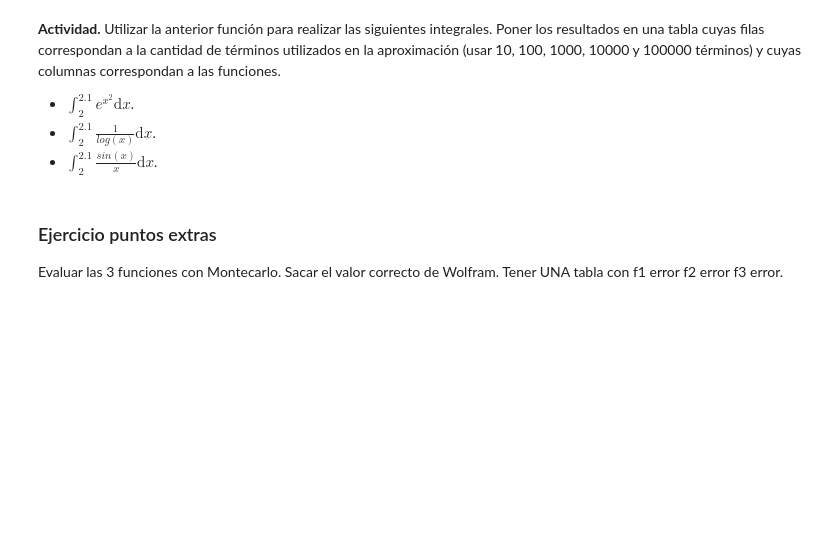
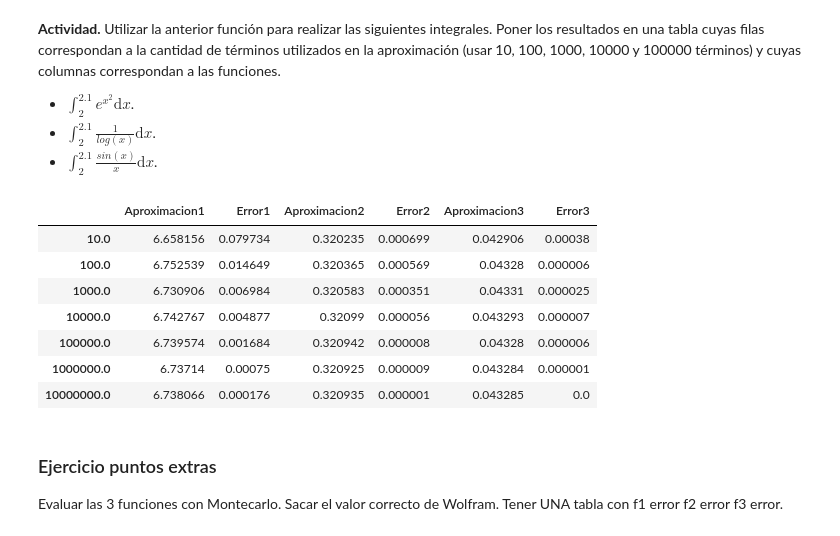
Before and after one commit to ErikVegaC/hello-world, a Jupyter notebook: 03 IntegracionMontecarlo .ipynb, the cells around one changed output. Drawn from its saved outputs; the diff is of its cells as text; code cells hidden in the pictures; blank space fills up the shorter version.

```diff
--- a/03 IntegracionMontecarlo .ipynb
+++ b/03 IntegracionMontecarlo .ipynb
@@ -157,6 +224,54 @@ y que devuelva la aproximación montecarlo tipo 1 de la integral $\int_{a}^{b}f(
 - $\int_{2}^{2.1} e^{x^2}\text{d}x$.
 - $\int_{2}^{2.1} \frac{1}{log(x)}\text{d}x$.
 - $\int_{2}^{2.1} \frac{sin(x)}{x}\text{d}x$.
+# %%
+def f1(x):
+    return np.e**(x**2)
+
+def f2(x):
+    return (1/np.log10(x))
+
+def f3(x):
+    return (np.sin(x)/x)
+
+N = np.logspace(1, 7, 7)
+a = 2
+b = 2.1
+
+tabla = pd.DataFrame(columns = ["Aproximacion1", "Error1","Aproximacion2", "Error2", "Aproximacion3", "Error3" ], index = N)
+
+
+def montecarlo(f, N, a , b) :
+    u = np.random.uniform(a, b, N)
+    media = np.mean(f(u))
+    return media*(b-a)
+
+for i in N :
+    aproximacion = montecarlo(f1, int(i), a, b)
+    tabla.loc[i, "Aproximacion1"] = aproximacion
+    tabla.loc[i, "Error1"] = abs(6.73789 - aproximacion)
+
+for i in N :
+    aproximacion = montecarlo(f2, int(i), a, b)
+    tabla.loc[i, "Aproximacion2"] = aproximacion
+    tabla.loc[i, "Error2"] = abs(0.320934 - aproximacion)
+
+for i in N :
+    aproximacion = montecarlo(f3, int(i), a, b)
+    tabla.loc[i, "Aproximacion3"] = aproximacion
+    tabla.loc[i, "Error3"] = abs(0.0432857 - aproximacion)
+
+
+tabla
+# %% [output]
+|  | Aproximacion1 | Error1 | Aproximacion2 | Error2 | Aproximacion3 | Error3 |
+| 10.0 | 6.658156 | 0.079734 | 0.320235 | 0.000699 | 0.042906 | 0.00038 |
+| 100.0 | 6.752539 | 0.014649 | 0.320365 | 0.000569 | 0.04328 | 0.000006 |
+| 1000.0 | 6.730906 | 0.006984 | 0.320583 | 0.000351 | 0.04331 | 0.000025 |
+| 10000.0 | 6.742767 | 0.004877 | 0.32099 | 0.000056 | 0.043293 | 0.000007 |
+| 100000.0 | 6.739574 | 0.001684 | 0.320942 | 0.000008 | 0.04328 | 0.000006 |
+| 1000000.0 | 6.73714 | 0.00075 | 0.320925 | 0.000009 | 0.043284 | 0.000001 |
+| 10000000.0 | 6.738066 | 0.000176 | 0.320935 | 0.000001 | 0.043285 | 0.0 |
 # %% [markdown]
 ### Ejercicio puntos extras
 
```
Also changed, not shown: parts of 8 cells of this notebook.
